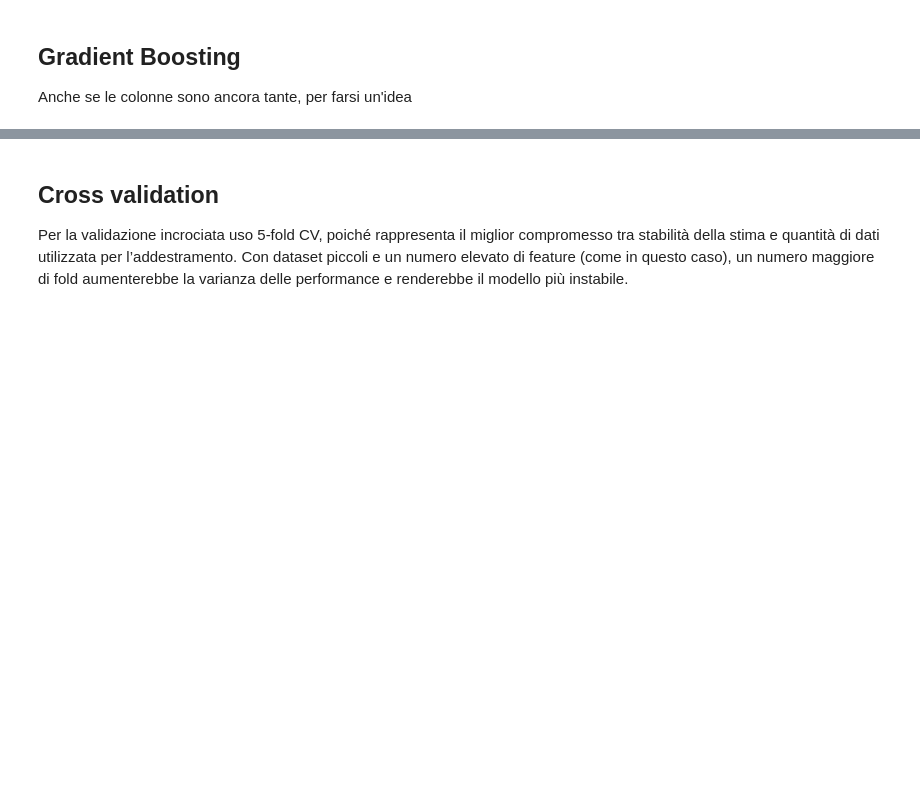
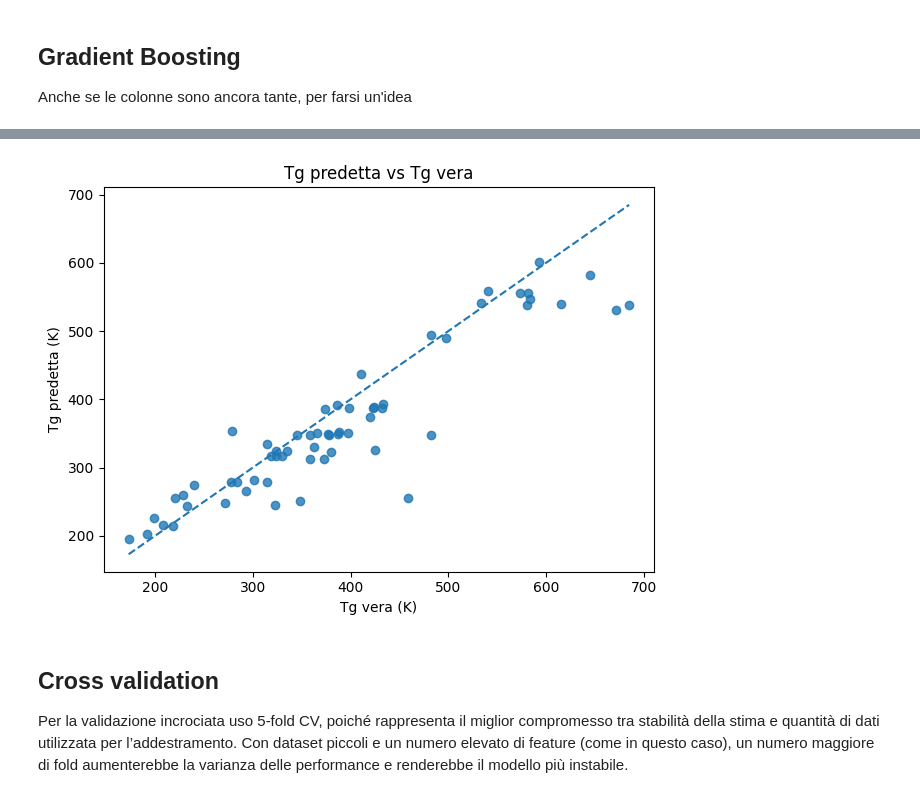
Before and after one commit to VBacchelli/polymer_prediction, a Jupyter notebook: GradientBoostingTest.ipynb, the cells around one changed output, grey strips where cells are left out. Cells and saved outputs as stored; diff of their text form; code cells hidden in the pictures; blank space fills up the shorter version.

```diff
--- a/GradientBoostingTest.ipynb
+++ b/GradientBoostingTest.ipynb
@@ -168,3 +180,23 @@ R2: 0.8653649003416028
+# %%
+from matplotlib import pyplot as plt
+
+plt.figure()
+plt.scatter(y_test, pred_base, alpha=0.8)
+
+
+# diagonale ideale
+min_val = min(y_test.min(), pred_base.min())
+max_val = max(y_test.max(), pred_base.max())
+plt.plot([min_val, max_val], [min_val, max_val], linestyle="--")
+
+plt.xlabel("Tg vera (K)")
+plt.ylabel("Tg predetta (K)")
+plt.title("Tg predetta vs Tg vera")
+
+plt.tight_layout()
+plt.show()
+# %% [output]
+[figure, added]
 # %% [markdown]
 ## Cross validation
 
```
Also changed, not shown: parts of 27 cells of this notebook.
